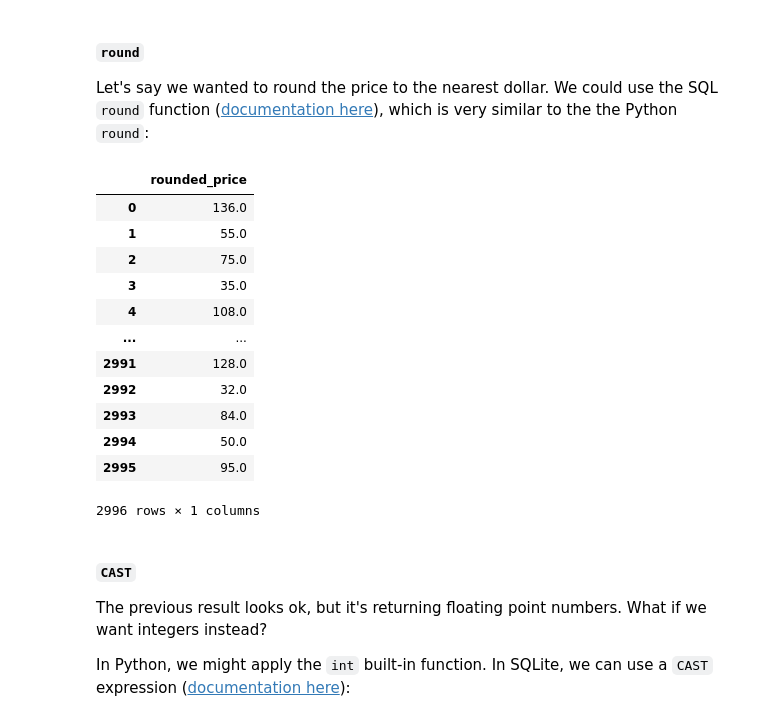
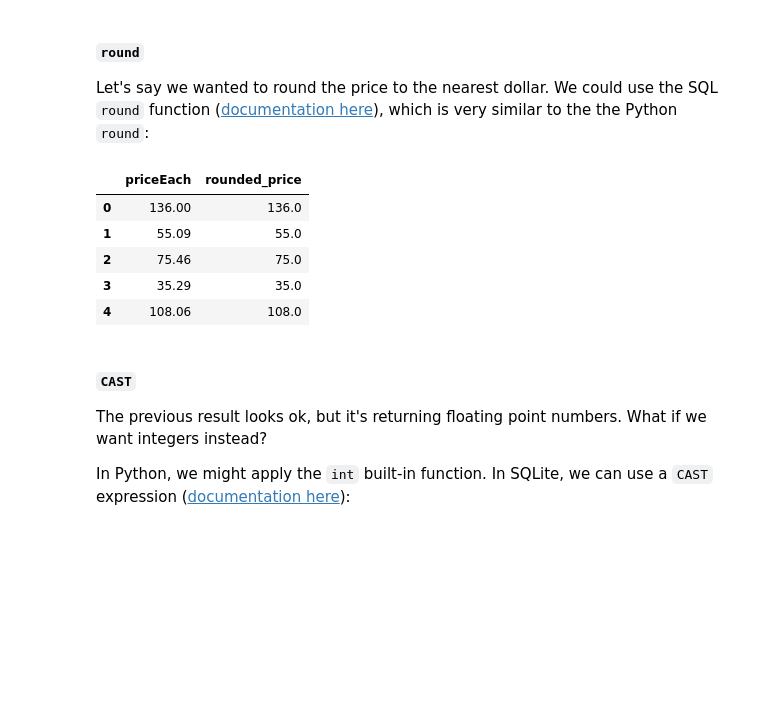
Before and after one commit to rurigi-waweru/dsfpt10-p2-03-selecting-data-with-sql-v2-4-r, a Jupyter notebook: index.ipynb, the cells around one changed output. Saved outputs shown, nothing was run; the diff lists cells and outputs as text; code cells hidden in the pictures; blank space fills up the shorter version.

```diff
--- a/index.ipynb
+++ b/index.ipynb
@@ -421,23 +414,18 @@ pd.read_sql("""SELECT * FROM orderDetails;""", conn)
 Let's say we wanted to round the price to the nearest dollar. We could use the SQL `round` function ([documentation here](https://www.sqlite.org/lang_corefunc.html#round)), which is very similar to the the Python `round`:
 # %%
 pd.read_sql("""
-SELECT round(priceEach) AS rounded_price
-  FROM orderDetails;
-""", conn)
+  SELECT
+        priceEach, round(priceEach) AS rounded_price
+  FROM
+        orderDetails;
+""", conn).head()
 # %% [output]
-|  | rounded_price |
-| 0 | 136.0 |
-| 1 | 55.0 |
-| 2 | 75.0 |
-| 3 | 35.0 |
-| 4 | 108.0 |
-| ... | ... |
-| 2991 | 128.0 |
-| 2992 | 32.0 |
-| 2993 | 84.0 |
-| 2994 | 50.0 |
-| 2995 | 95.0 |
+|  | priceEach | rounded_price |
+| 0 | 136.00 | 136.0 |
+| 1 | 55.09 | 55.0 |
+| 2 | 75.46 | 75.0 |
+| 3 | 35.29 | 35.0 |
+| 4 | 108.06 | 108.0 |
-2996 rows × 1 columns
 # %% [markdown]
 #### `CAST`
 
```
Also changed, not shown: parts of 4 cells of this notebook, 6 other files.
